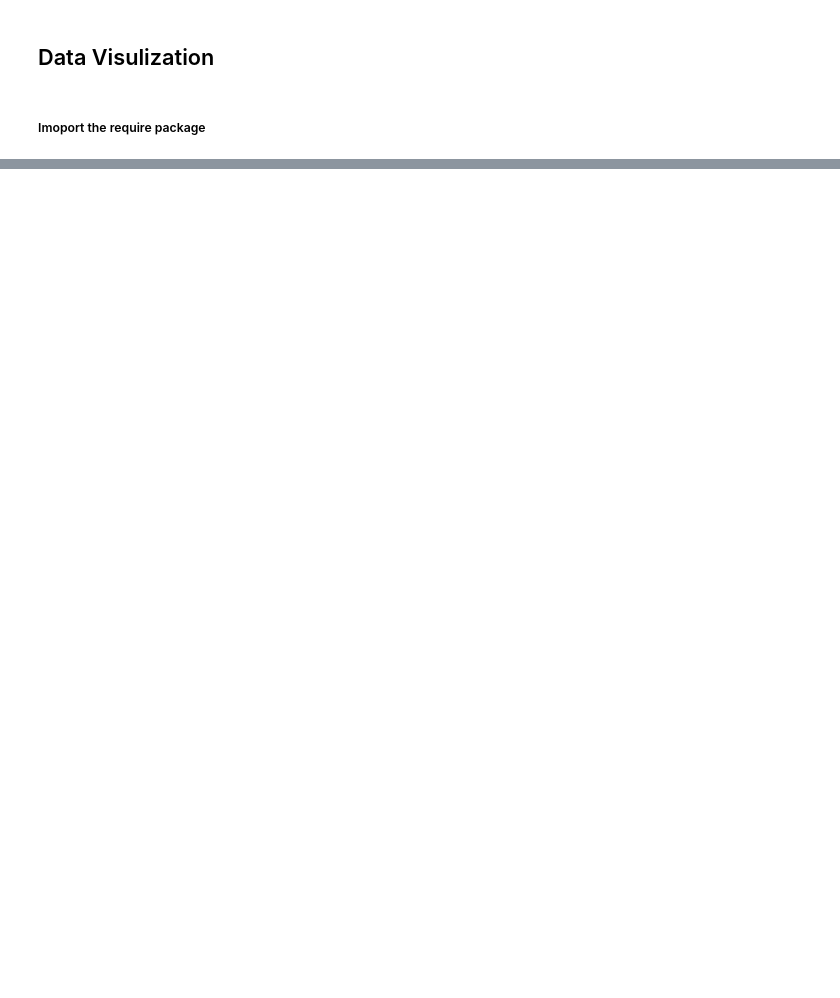
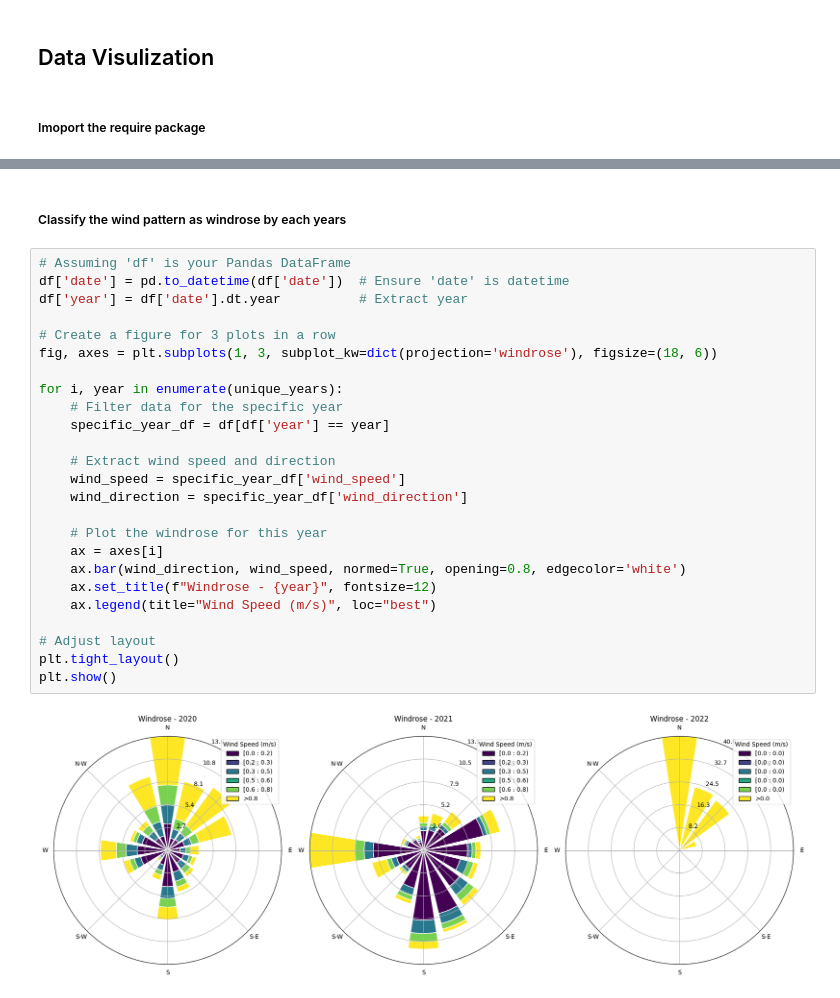
Before and after one commit to Cheapanha-Sok/Samsung-Innovation-Campus-Big-Data-Capstone-Project, a Jupyter notebook: Data_Visualization.ipynb, the cells around one changed output, grey strips where cells are left out. Cells and saved outputs as stored; diff of their text form; blank space fills up the shorter version.

```diff
--- a/Data_Visualization.ipynb
+++ b/Data_Visualization.ipynb
@@ -163,0 +118,29 @@ This will become an error in seaborn v0.14.0; please update your code.
+# %% [markdown]
+##### Classify the wind pattern as windrose by each years
+# %%
+# Assuming 'df' is your Pandas DataFrame
+df['date'] = pd.to_datetime(df['date'])  # Ensure 'date' is datetime
+df['year'] = df['date'].dt.year          # Extract year
+
+# Create a figure for 3 plots in a row
+fig, axes = plt.subplots(1, 3, subplot_kw=dict(projection='windrose'), figsize=(18, 6))
+
+for i, year in enumerate(unique_years):
+    # Filter data for the specific year
+    specific_year_df = df[df['year'] == year]
+
+    # Extract wind speed and direction
+    wind_speed = specific_year_df['wind_speed']
+    wind_direction = specific_year_df['wind_direction']
+
+    # Plot the windrose for this year
+    ax = axes[i]
+    ax.bar(wind_direction, wind_speed, normed=True, opening=0.8, edgecolor='white')
+    ax.set_title(f"Windrose - {year}", fontsize=12)
+    ax.legend(title="Wind Speed (m/s)", loc="best")
+
+# Adjust layout
+plt.tight_layout()
+plt.show()
+# %% [output]
+[figure, added]
```
Also changed, not shown: parts of 15 cells of this notebook, 11 other files.
